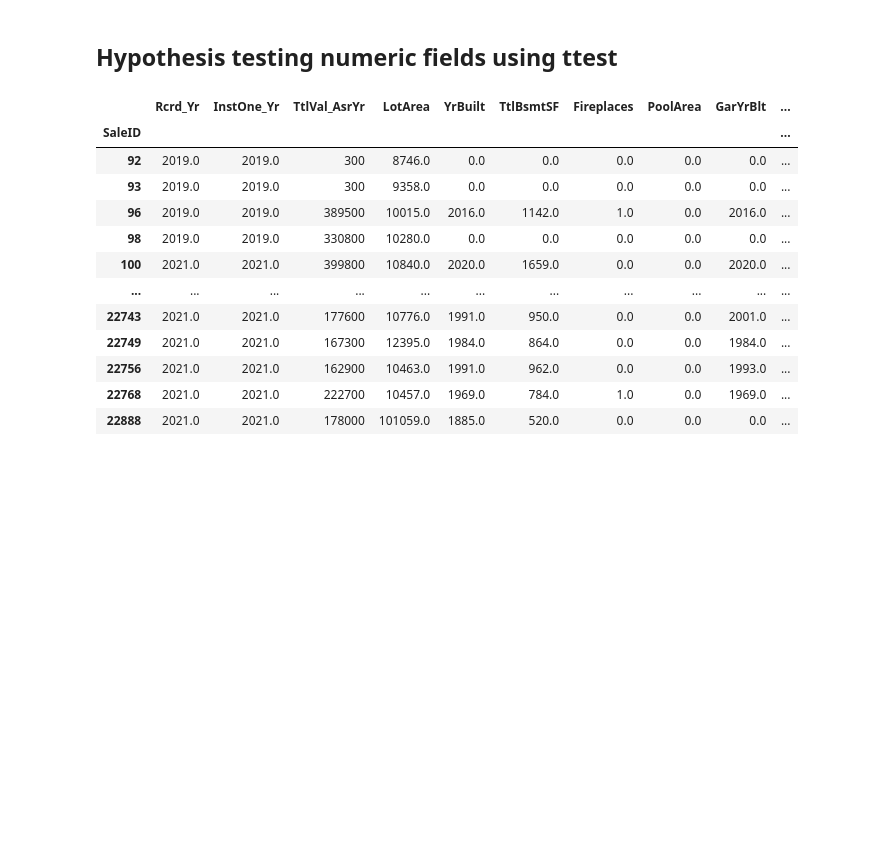
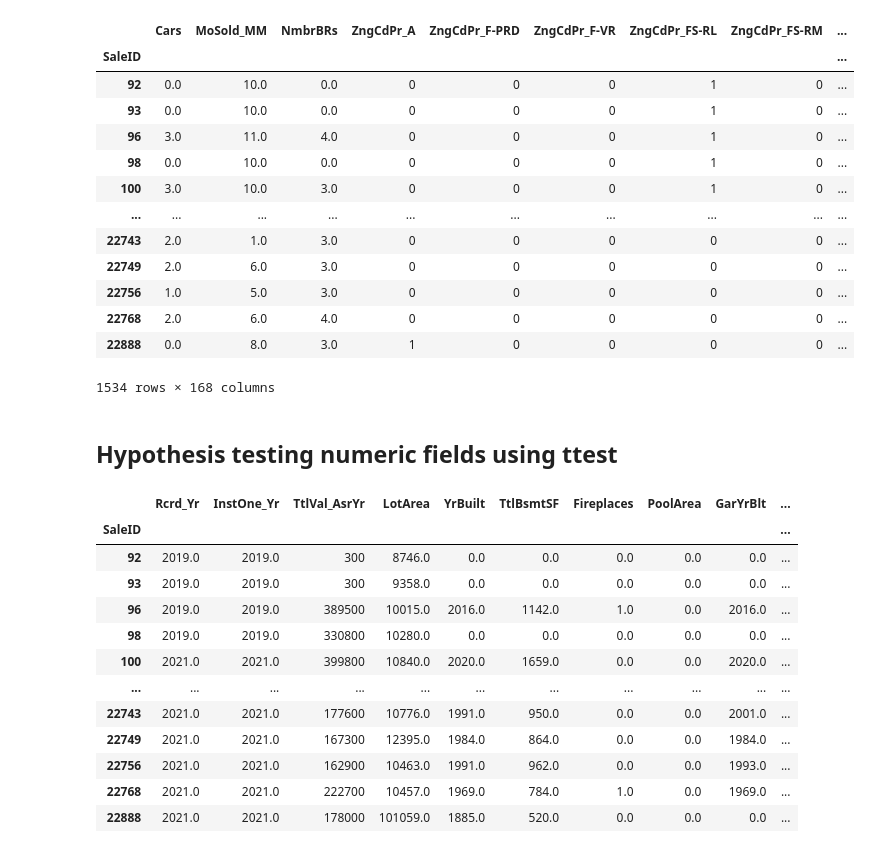
Before and after one commit to lelandjmurrin/Ames_Housing_Project, a Jupyter notebook: Ames_Project_Testing.ipynb, the cells around one changed output. Drawn from its saved outputs; the diff is of its cells as text; code cells hidden in the pictures; blank space fills up the shorter version.

```diff
--- a/Ames_Project_Testing.ipynb
+++ b/Ames_Project_Testing.ipynb
@@ -10,6 +10,33 @@ pd.set_option("display.max_columns", None)
 df_features_all = load_state_pkl()['df_house_both_after_feature_engineering'][0]
 saleprice_2019 = load_state_pkl()["df_RE_latlong2019"][0].SalePrice
 saleprice_2021 = load_state_pkl()["df_RE_latlong2021"][0].SalePrice
+df_biz = pd.read_csv("df_EssentialLatLong_v2.csv")
+df_house2019 = load_state_pkl()["df_RE_latlong2019"][0]
+df_house2021 = load_state_pkl()["df_RE_latlong2021"][0]
+df_house_all = df_house2019.append(df_house2021).set_index("SaleID")
+# %%
+df_house_all#.MA_Zip1.value_counts()
+selected_AB_house_dummies = ['ZngCdPr', 'ClassSc_S', 'Inst1TPr', 'ValType', 'Neighborhood', 'ParType', 'BldgType', 'Foundation', 'RoofMatl', 'Ext1', 'Ext2', 'MasVnrType', 'Heating', 'Central Air', 'Cars', 'MoSold_MM', 'SaleCond', 'NmbrBRs']
+# %%
+#selected_AB_house_dummies
+df_AB_house_dummies = pd.get_dummies(df_house_all[selected_AB_house_dummies]).join(df_house_all.YrSold_YYYY).eval("Year = YrSold_YYYY")
+# %%
+df_AB_house_dummies
+# %% [output]
+|  | Cars | MoSold_MM | NmbrBRs | ZngCdPr_A | ZngCdPr_F-PRD | ZngCdPr_F-VR | ZngCdPr_FS-RL | ZngCdPr_FS-RM | ... |
+| SaleID |  |  |  |  |  |  |  |  | ... |
+| 92 | 0.0 | 10.0 | 0.0 | 0 | 0 | 0 | 1 | 0 | ... |
+| 93 | 0.0 | 10.0 | 0.0 | 0 | 0 | 0 | 1 | 0 | ... |
+| 96 | 3.0 | 11.0 | 4.0 | 0 | 0 | 0 | 1 | 0 | ... |
+| 98 | 0.0 | 10.0 | 0.0 | 0 | 0 | 0 | 1 | 0 | ... |
+| 100 | 3.0 | 10.0 | 3.0 | 0 | 0 | 0 | 1 | 0 | ... |
+| ... | ... | ... | ... | ... | ... | ... | ... | ... | ... |
+| 22743 | 2.0 | 1.0 | 3.0 | 0 | 0 | 0 | 0 | 0 | ... |
+| 22749 | 2.0 | 6.0 | 3.0 | 0 | 0 | 0 | 0 | 0 | ... |
+| 22756 | 1.0 | 5.0 | 3.0 | 0 | 0 | 0 | 0 | 0 | ... |
+| 22768 | 2.0 | 6.0 | 4.0 | 0 | 0 | 0 | 0 | 0 | ... |
+| 22888 | 0.0 | 8.0 | 3.0 | 1 | 0 | 0 | 0 | 0 | ... |
+1534 rows × 168 columns
 # %% [markdown]
 ## Hypothesis testing numeric fields using ttest
 # %%
```
Also changed, not shown: parts of 12 cells of this notebook, 1 other file.
